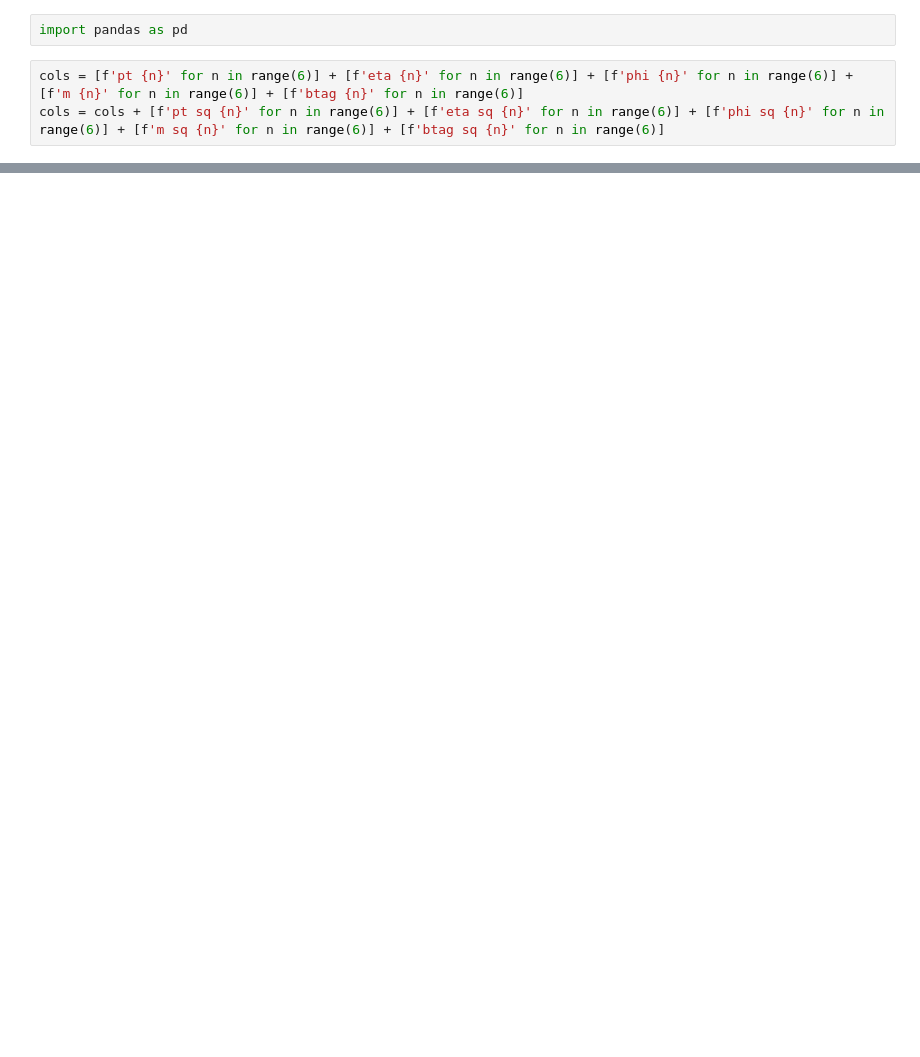
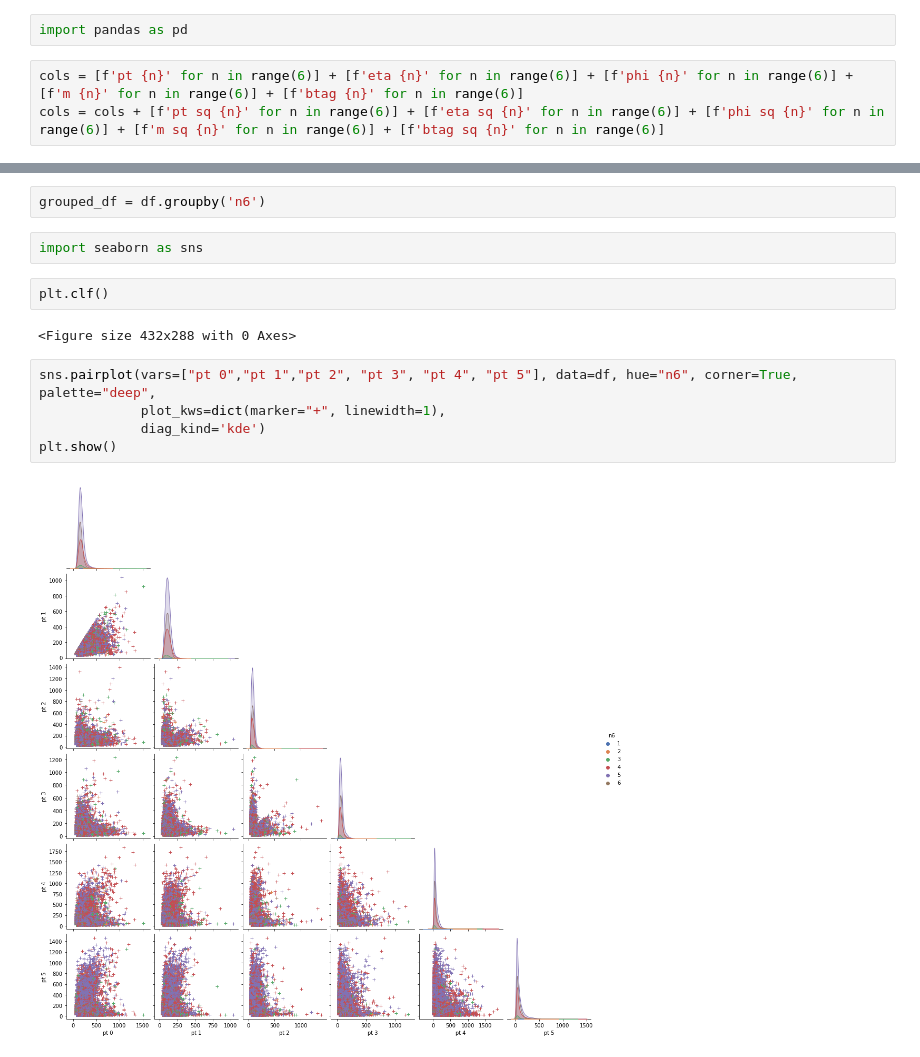
Before and after one commit to srosenzweig09/analysis, a Jupyter notebook: development/feature_exploration.ipynb, the cells around one changed output, grey strips where cells are left out. Saved outputs shown, nothing was run; the diff lists cells and outputs as text; blank space fills up the shorter version.

```diff
--- a/development/feature_exploration.ipynb
+++ b/development/feature_exploration.ipynb
@@ -62,0 +63,15 @@ fig.show()
+# %%
+grouped_df = df.groupby('n6')
+# %%
+import seaborn as sns
+# %%
+plt.clf()
+# %% [output]
+<Figure size 432x288 with 0 Axes>
+# %%
+sns.pairplot(vars=["pt 0","pt 1","pt 2", "pt 3", "pt 4", "pt 5"], data=df, hue="n6", corner=True, palette="deep",
+             plot_kws=dict(marker="+", linewidth=1),
+             diag_kind='kde')
+plt.show()
+# %% [output]
+[figure, added]
```
Also changed, not shown: parts of 19 cells of this notebook.
